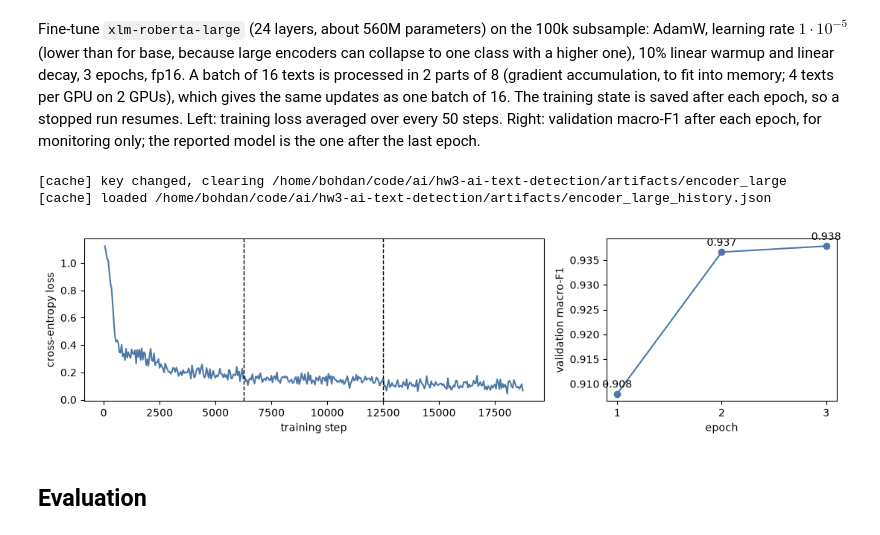
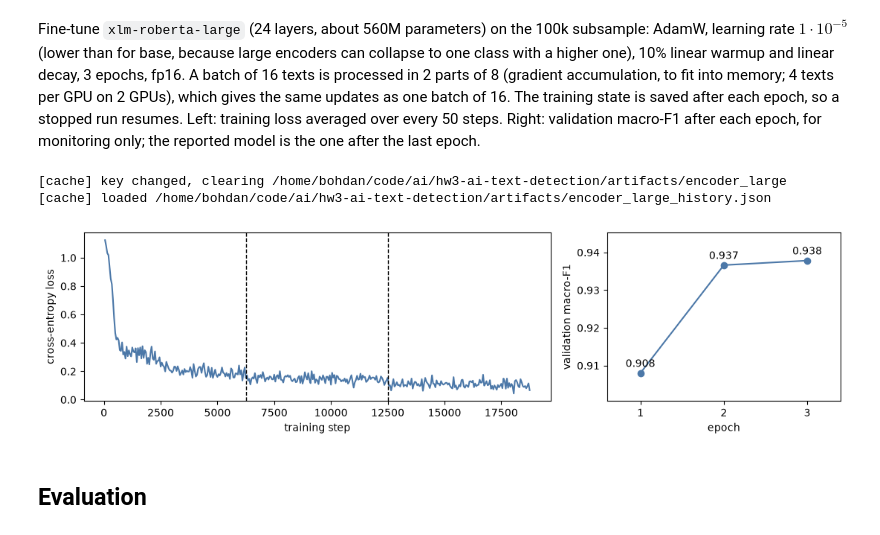
Before and after one commit to BohdanZasymovych/ai-hw3-ai-text-detection, a Jupyter notebook: notebooks/06_large_model.ipynb, the cells around one changed output. Cells and saved outputs as stored; diff of their text form; code cells hidden in the pictures.

Commit message:
fix: overlaping numbers in the training history plots fixed

```diff
--- a/notebooks/06_large_model.ipynb
+++ b/notebooks/06_large_model.ipynb
@@ -109,32 +109,33 @@ Fine-tune `xlm-roberta-large` (24 layers, about 560M parameters) on the 100k sub
 # %%
 TRAIN = {"lr": 1e-5, "epochs": 3, "batch_size": 16, "grad_accum": 2, "warmup": 0.1, "weight_decay": 0.01, "seed": SEED}
 KEY = {**tok_key, "backbone": LARGE_ENCODER, **TRAIN, "v": 1}
 y_train = train["label"].map({label: i for i, label in enumerate(LABEL_ORDER)}).to_numpy()
 
 model_dir = artifact_dir("encoder_large", key=KEY)
 history = cached("encoder_large_history", lambda: train_encoder(
     LARGE_ENCODER, encoded["train"]["ids"], y_train, model_dir, val_ids=encoded["val"]["ids"],
     val_labels=val["label"].to_numpy(), checkpoint="encoder_large_ckpt", key=KEY, **TRAIN), key=KEY, kind="json")
 
 loss, per_epoch = pd.DataFrame(history["loss"]), pd.DataFrame(history["val"])
 fig, (ax_loss, ax_f1) = plt.subplots(1, 2, figsize=(11, 3), gridspec_kw={"width_ratios": [2, 1]})
 ax_loss.plot(loss["step"], loss["loss"], color="#4C78A8")
 for step in per_epoch["step"].iloc[:-1]:
     ax_loss.axvline(step, color="black", ls="--", lw=1)  # end of an epoch
 ax_loss.set_xlabel("training step")
 ax_loss.set_ylabel("cross-entropy loss")
 ax_f1.plot(per_epoch["epoch"], per_epoch["macro_f1"], marker="o", color="#4C78A8")
 for epoch, f1 in zip(per_epoch["epoch"], per_epoch["macro_f1"]):
     ax_f1.annotate(f"{f1:.3f}", (epoch, f1), textcoords="offset points", xytext=(0, 6), ha="center")
+ax_f1.margins(x=0.2, y=0.25)  # room for the value labels
 ax_f1.set_xticks(per_epoch["epoch"])
 ax_f1.set_xlabel("epoch")
 ax_f1.set_ylabel("validation macro-F1")
 plt.tight_layout()
 plt.show()
 # %% [output]
 [cache] key changed, clearing /home/bohdan/code/ai/hw3-ai-text-detection/artifacts/encoder_large
 [cache] loaded /home/bohdan/code/ai/hw3-ai-text-detection/artifacts/encoder_large_history.json
-[figure, old version]
+[figure, new version]
 # %% [markdown]
 ## Evaluation
 # %% [markdown]
```
Also changed, not shown: 1 other file.
